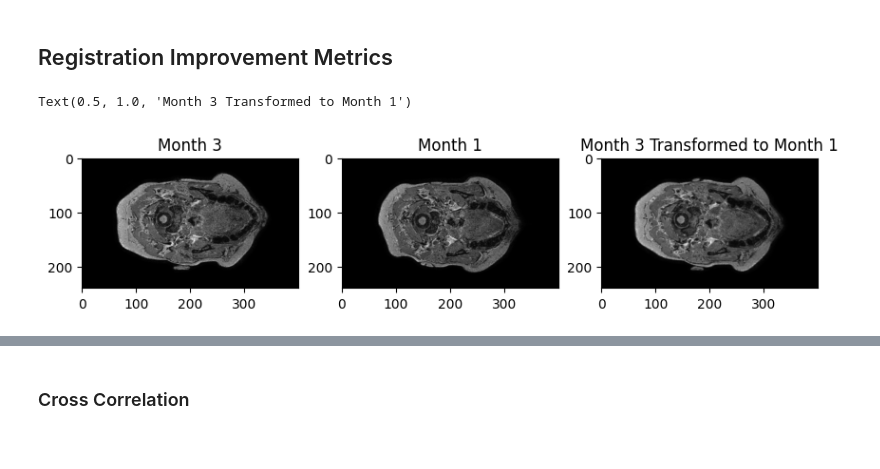
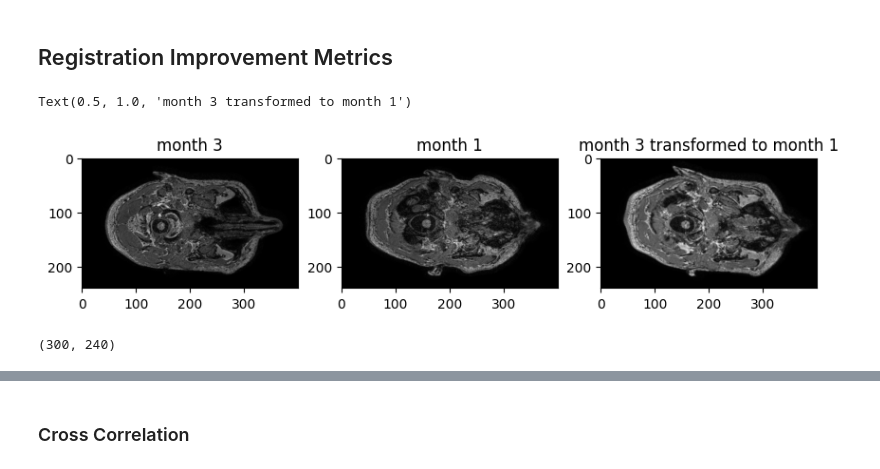
Before and after one commit to Keymii/wavelet-mri-registration, a Jupyter notebook: affine-registration.ipynb, the cells around one changed output, grey strips where cells are left out. Saved outputs shown, nothing was run; the diff lists cells and outputs as text; code cells hidden in the pictures.

Commit message:
Registered Khalil

```diff
--- a/affine-registration.ipynb
+++ b/affine-registration.ipynb
@@ -14,7 +14,7 @@ import SimpleITK as sitk
 ### Loading the data files
 # %%
 # Load the NIfTI file
-month1 = nib.load('Khalil_1_11052019nii')
+month1 = nib.load('Khalil_1_11052019.nii')
 month1_data = month1.get_fdata()
 month1_data = month1_data/np.max(month1_data)
 
@@ -22,6 +22,11 @@ month3 = nib.load('Khalil_3_24082019.nii')
 month3_data = month3.get_fdata()
 month3_data = month3_data/np.max(month3_data)
 
+pad = 16
+pad_data =np.zeros((month1_data.shape[0],month1_data.shape[1],pad))
+month3_data_trimming = month3_data[0:month1_data.shape[0],0:month1_data.shape[1],pad:month1_data.shape[2]]
+month3_data = np.concatenate((month3_data_trimming, pad_data), axis=2)
+
 # Load the bone masks (from k-means clustering)
 bone_mask_month_1 = nib.load('./saved-data/khalil/bone_mask_month_1.nii').get_fdata()
 bone_mask_month_3 = nib.load('./saved-data/khalil/bone_mask_month_3.nii').get_fdata()
@@ -148,12 +246,16 @@ MSE between Month 1 and registered Month 3 bones: 0.011669438907796096
 # %%
 fig,ax = plt.subplots(1,3, figsize=(10,5))
 
 ax[0].imshow(new_moving_np[:,:,index], cmap='gray')
-ax[0].set_title('Month 3')
+ax[0].set_title('month 3')
 ax[1].imshow(new_reference_np[:,:,index], cmap='gray')
-ax[1].set_title('Month 1')
+ax[1].set_title('month 1')
 ax[2].imshow(transformed_np[:,:,index], cmap='gray')
-ax[2].set_title('Month 3 Transformed to Month 1')
+ax[2].set_title('month 3 transformed to month 1')
 # %% [output]
-Text(0.5, 1.0, 'Month 3 Transformed to Month 1')
+Text(0.5, 1.0, 'month 3 transformed to month 1')
-[figure, old version]
+[figure, new version]
+# %%
+new_reference_np[:,index,100:].T.shape
+# %% [output]
+(300, 240)
```
Also changed, not shown: parts of 21 cells of this notebook, 6 other files.
